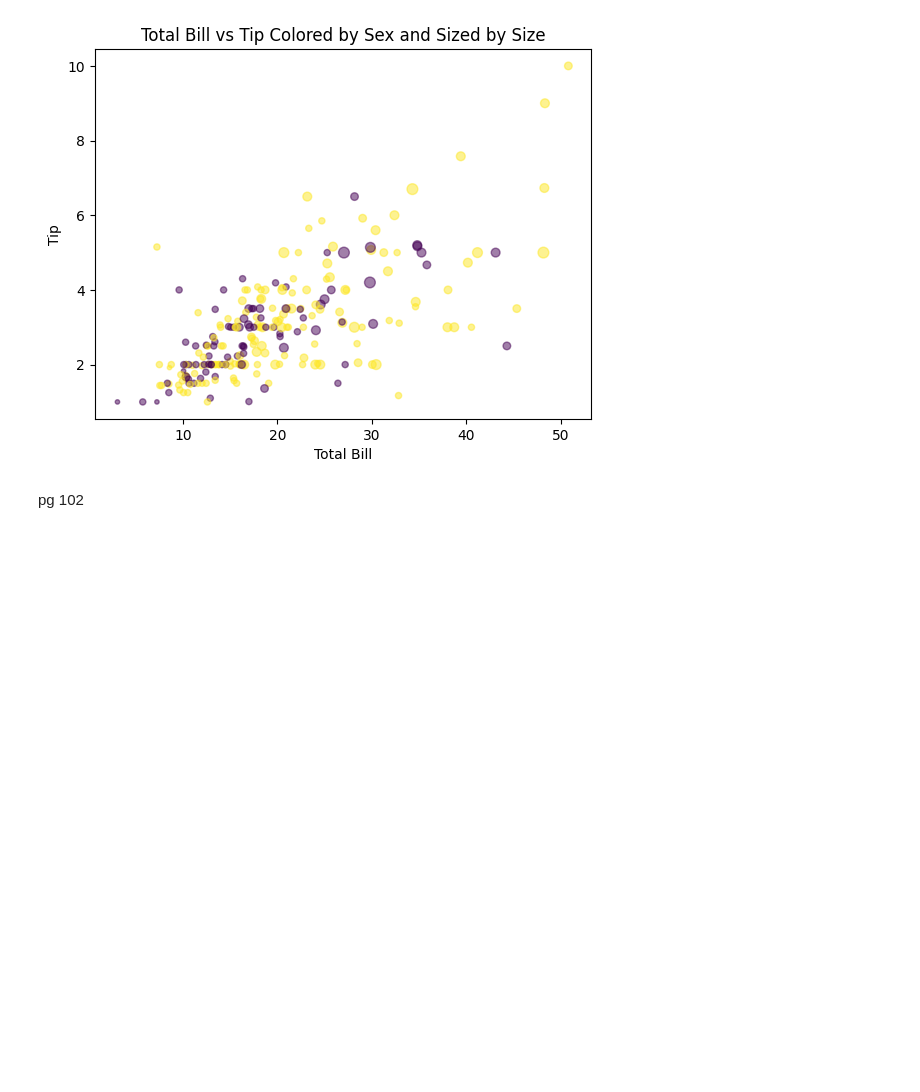
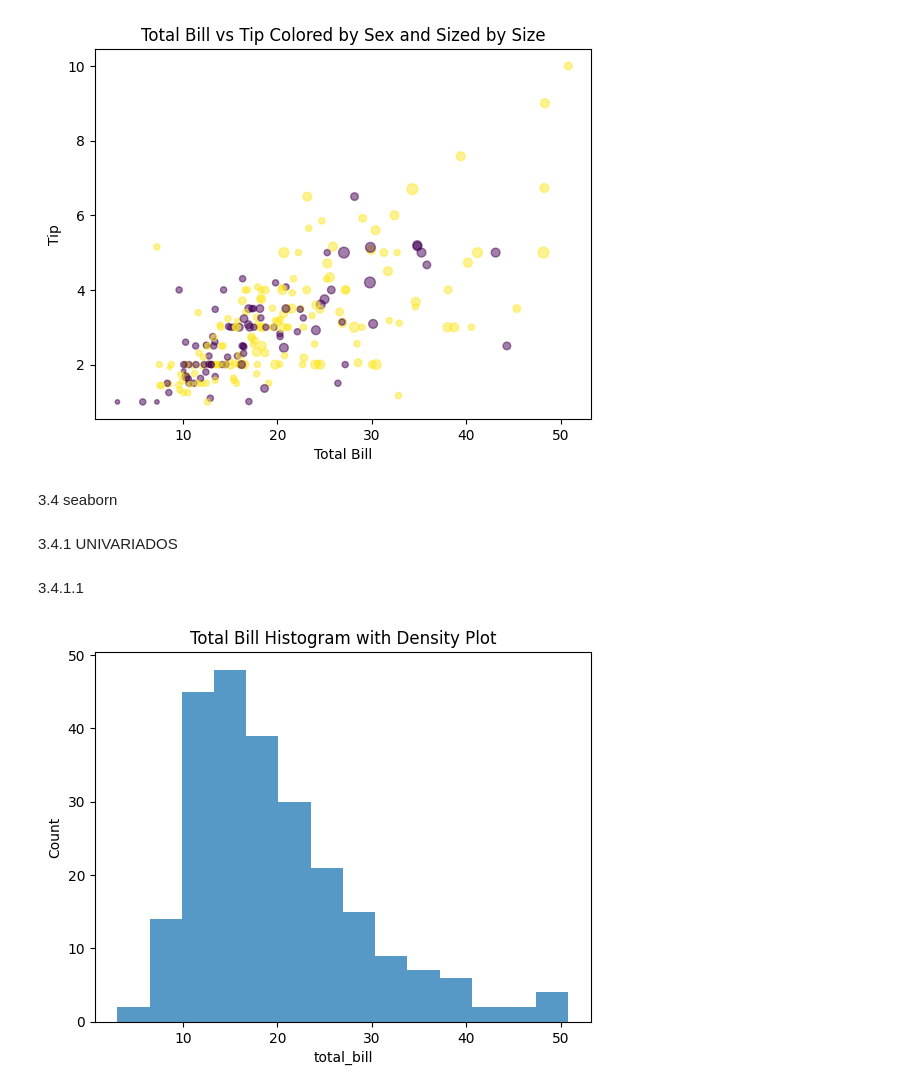
Before and after one commit to LuizGiehl/PFE, a Jupyter notebook: src/cap3.ipynb, the cells around one changed output. Drawn from its saved outputs; the diff is of its cells as text; code cells hidden in the pictures; blank space fills up the shorter version.

```diff
--- a/src/cap3.ipynb
+++ b/src/cap3.ipynb
@@ -220,5 +220,23 @@ axes1.set_ylabel('Tip')
 scatter_plot.show()
 # %% [output]
 [figure]
-# %% [markdown]
-pg 102
+# %% [markdown]
+3.4 seaborn
+# %% [markdown]
+3.4.1 UNIVARIADOS
+# %% [markdown]
+3.4.1.1
+# %%
+#a função subplots cria a figure e já adiciona um subplot
+#ao contrario da metplotlib que é nescessario criar uma figure para depois adicionar
+hist, ax = plt.subplots()
+
+#usa função distplot do seaborn para criar a plotagem
+#o parâmetro kde (Kernel Density Estimate) faz aparecer a linha em curva
+#edgecolor é um parâmetro referente as linhas, deixar em None remove
+ax = sns.histplot(tips['total_bill'], kde=False, edgecolor=None)
+ax.set_title('Total Bill Histogram with Density Plot')
+
+plt.show()
+# %% [output]
+[figure, added]
```
Also changed, not shown: parts of 15 cells of this notebook.
